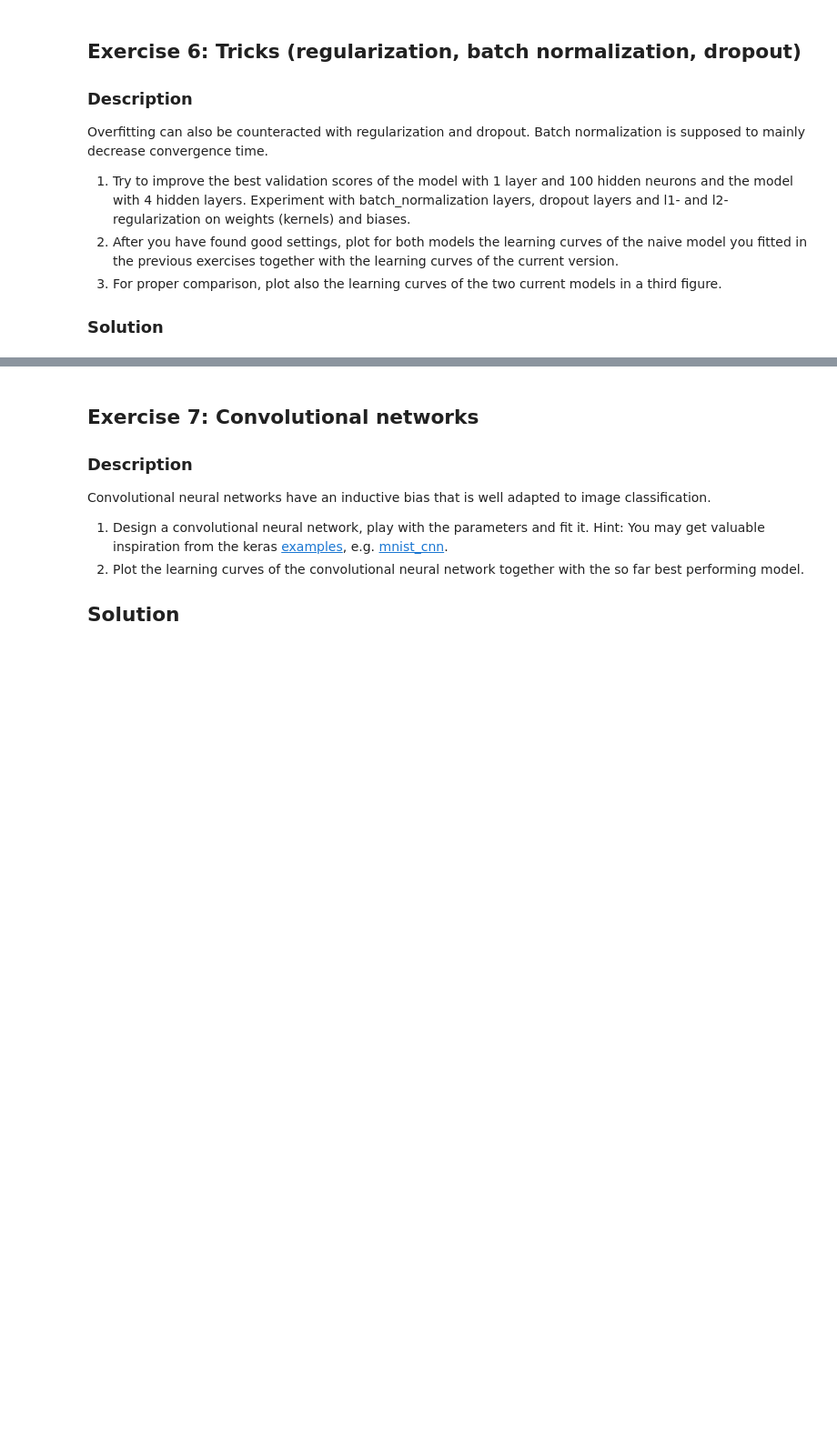
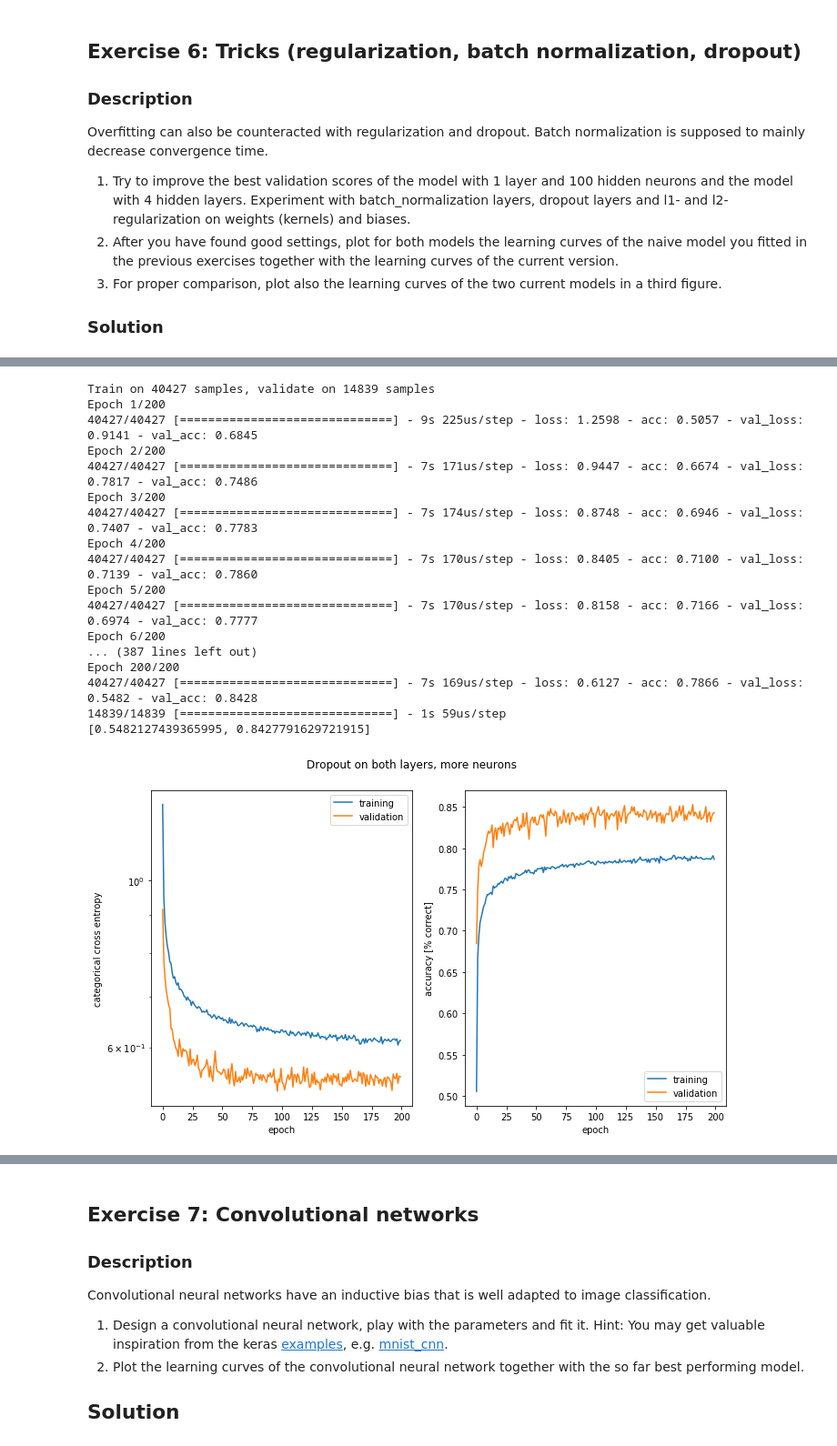
Before and after one commit to adrian-valente/ANN_project1, a Jupyter notebook: miniproject1.ipynb, the cells around one changed output, grey strips where cells are left out. Shown at 91% size. Cells and saved outputs as stored; diff of their text form; code cells hidden in the pictures; blank space fills up the shorter version.

```diff
--- a/miniproject1.ipynb
+++ b/miniproject1.ipynb
@@ -968,0 +1056,30 @@ Overfitting can also be counteracted with regularization and dropout. Batch norm
+# %%
+# Dropout on both layers, more neurons
+model1_dropout3 = Sequential()
+model1_dropout3.add(Dropout(0.2, input_shape=(256,)))
+model1_dropout3.add(Dense(200, activation='relu'))
+model1_dropout3.add(Dropout(0.2))
+model1_dropout3.add(Dense(5, activation='softmax'))
+model1_dropout3.compile(loss = 'categorical_crossentropy', optimizer = 'adam', metrics=['accuracy'])
+history_model1_dropout3 = model1_dropout3.fit(x_train, y_train, epochs=200, verbose=1, validation_data=(x_test, y_test))
+print(model1_dropout3.evaluate(x_test, y_test))
+plot_history(history_model1_dropout3, title="Dropout on both layers, more neurons")
+# %% [output]
+Train on 40427 samples, validate on 14839 samples
+Epoch 1/200
+40427/40427 [==============================] - 9s 225us/step - loss: 1.2598 - acc: 0.5057 - val_loss: 0.9141 - val_acc: 0.6845
+Epoch 2/200
+40427/40427 [==============================] - 7s 171us/step - loss: 0.9447 - acc: 0.6674 - val_loss: 0.7817 - val_acc: 0.7486
+Epoch 3/200
+40427/40427 [==============================] - 7s 174us/step - loss: 0.8748 - acc: 0.6946 - val_loss: 0.7407 - val_acc: 0.7783
+Epoch 4/200
+40427/40427 [==============================] - 7s 170us/step - loss: 0.8405 - acc: 0.7100 - val_loss: 0.7139 - val_acc: 0.7860
+Epoch 5/200
+40427/40427 [==============================] - 7s 170us/step - loss: 0.8158 - acc: 0.7166 - val_loss: 0.6974 - val_acc: 0.7777
+Epoch 6/200
+... (387 lines left out)
+Epoch 200/200
+40427/40427 [==============================] - 7s 169us/step - loss: 0.6127 - acc: 0.7866 - val_loss: 0.5482 - val_acc: 0.8428
+14839/14839 [==============================] - 1s 59us/step
+[0.5482127439365995, 0.8427791629721915]
+[figure, added]
```
Also changed, not shown: parts of 9 cells of this notebook.
